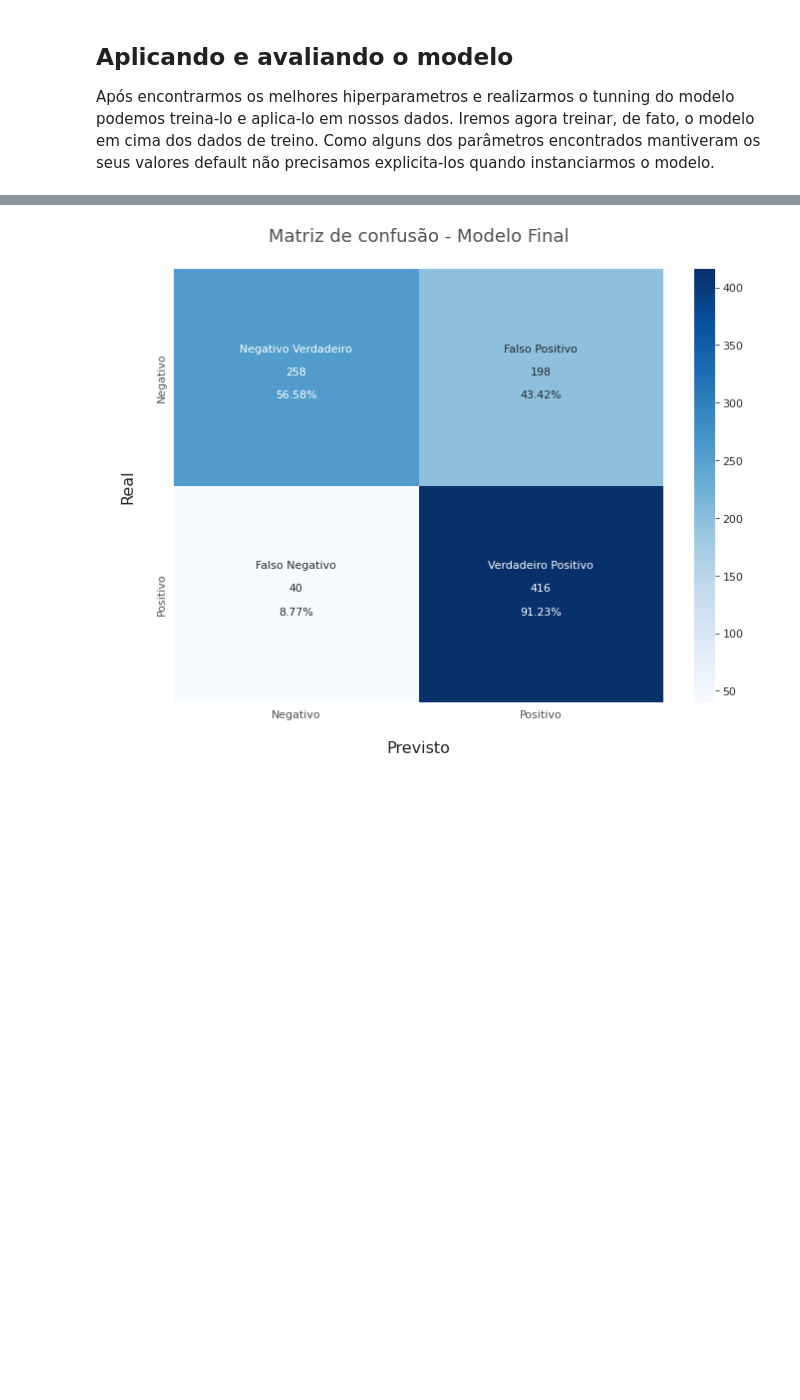
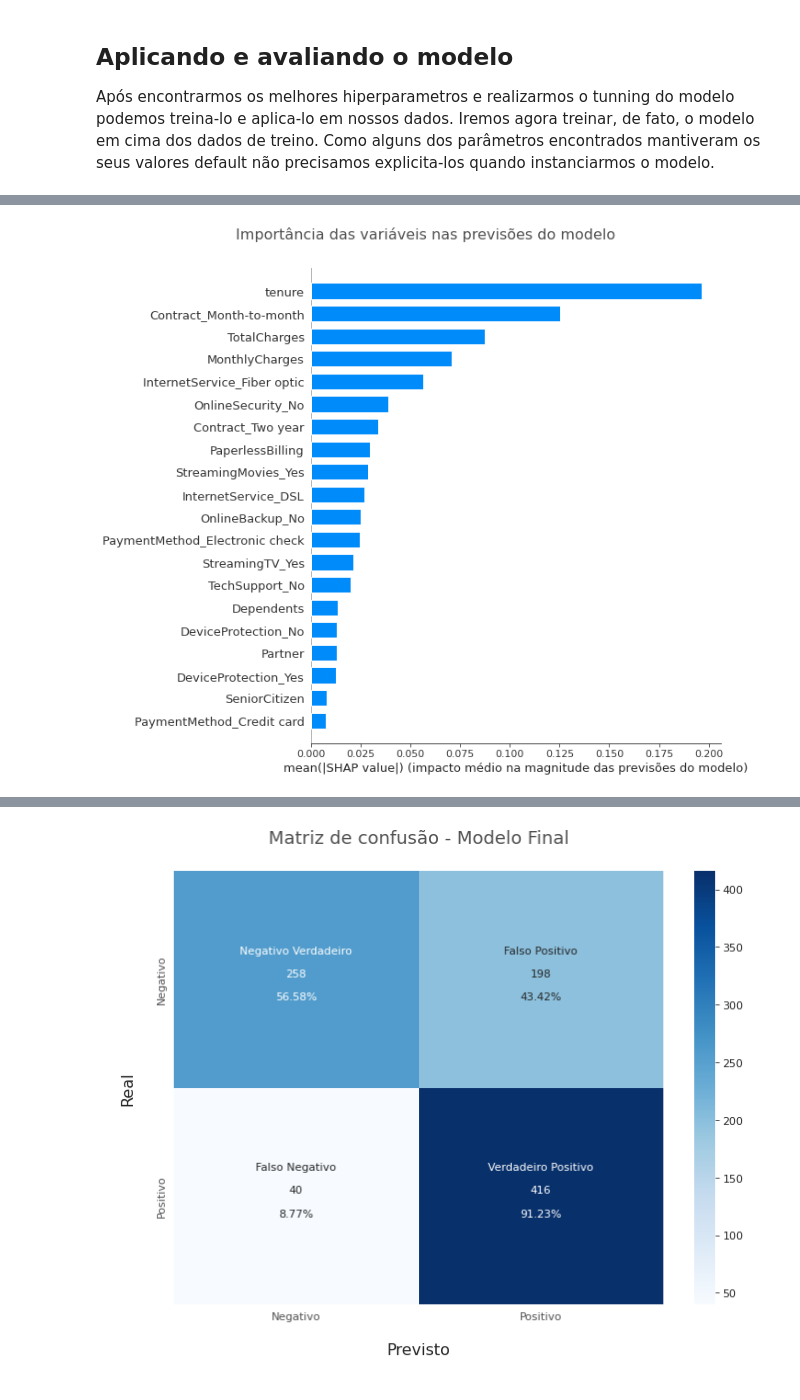
Before and after one commit to LuisCSGuimaraes/ChurnPrediction, a Jupyter notebook: Notebook/Churn Prediction.ipynb, the cells around one changed output, grey strips where cells are left out. Cells and saved outputs as stored; diff of their text form; code cells hidden in the pictures; blank space fills up the shorter version.

```diff
--- a/Notebook/Churn Prediction.ipynb
+++ b/Notebook/Churn Prediction.ipynb
@@ -2124,0 +2140,22 @@ y_pred = lsvc_final.predict(X_test)
+# %%
+#Criando o plot
+shap.summary_plot(shap_values,
+                  max_display=20,
+                  plot_type="bar",
+                  show=False)
+
+#Capturando a figure e os axes do objeto criado
+fig, ax = plt.gcf(), plt.gca()
+
+#Configurando o título e a xlabel
+ax.set_title('Importância das variáveis nas previsões do modelo',
+              fontsize="16",
+              color=cinza_texto,
+              y=1.05,
+              x=.28)
+ax.set_xlabel("mean(|SHAP value|) (impacto médio na magnitude das previsões do modelo)")
+
+#Exibindo
+plt.show()
+# %% [output]
+[figure, added]
```
Also changed, not shown: parts of 17 cells of this notebook.
